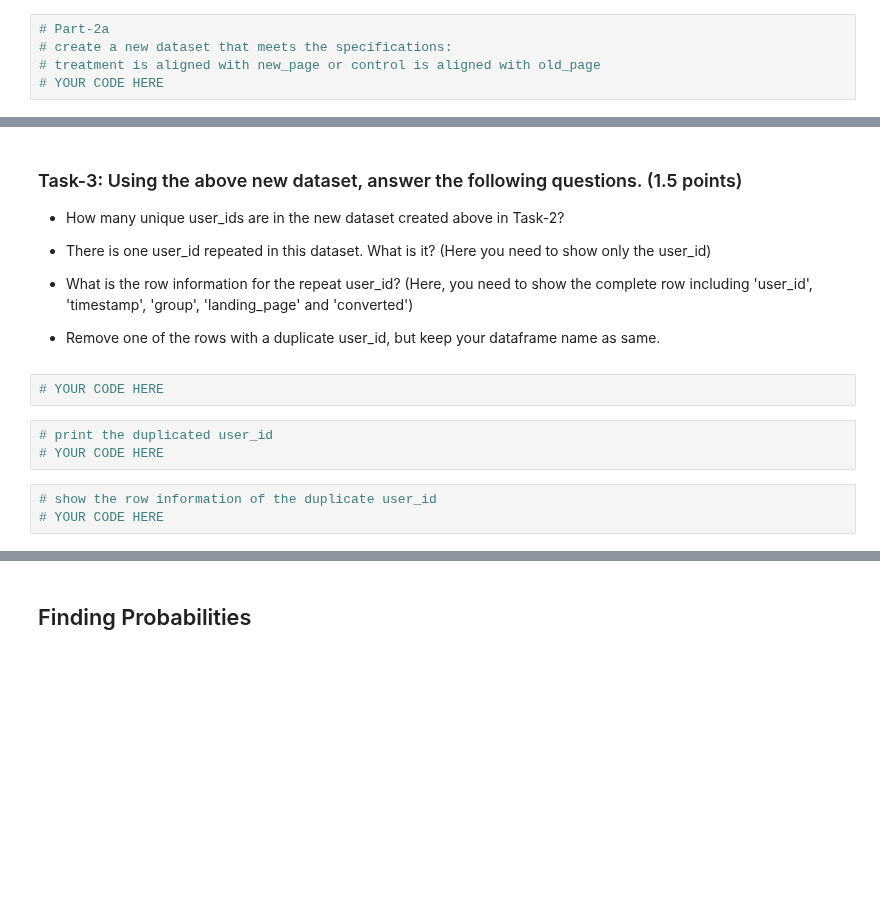
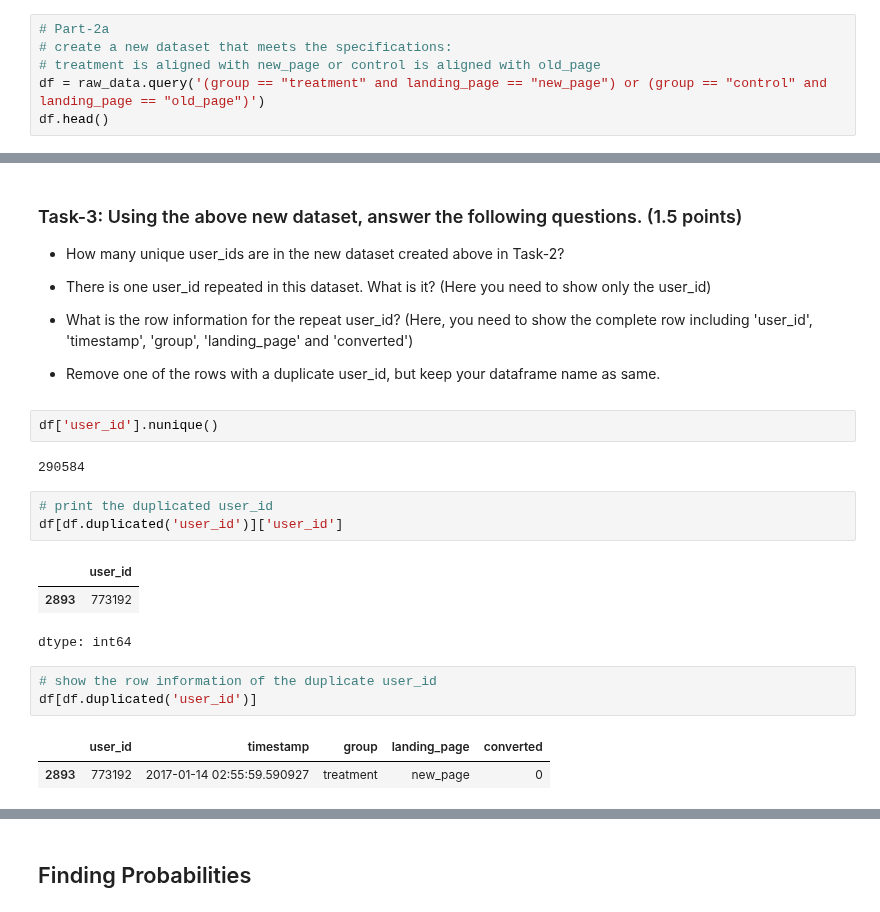
Before and after one commit to rajiv-ranjan/cds-mini-projects, a Jupyter notebook: M1_MP1_NB_Hypothesis_Testing.ipynb, the cells around one changed output, grey strips where cells are left out. Cells and saved outputs as stored; diff of their text form; blank space fills up the shorter version.

```diff
--- a/M1_MP1_NB_Hypothesis_Testing.ipynb
+++ b/M1_MP1_NB_Hypothesis_Testing.ipynb
@@ -164,4 +195,5 @@ For the rows where treatment is not aligned with new_page or control is not alig
 # Part-2a
 # create a new dataset that meets the specifications:
 # treatment is aligned with new_page or control is aligned with old_page
-# YOUR CODE HERE
+df = raw_data.query('(group == "treatment" and landing_page == "new_page") or (group == "control" and landing_page == "old_page")')
+df.head()
@@ -186,13 +243,22 @@ For the rows where treatment is not aligned with new_page or control is not alig
 * What is the row information for the repeat user_id? (Here, you need to show the complete row including 'user_id', 'timestamp', 'group', 'landing_page' and	'converted')
 
 * Remove one of the rows with a duplicate user_id, but keep your dataframe name as same.
-# %%
-# YOUR CODE HERE
+# %%
+df['user_id'].nunique()
+# %% [output]
+290584
 # %%
 # print the duplicated user_id
-# YOUR CODE HERE
+df[df.duplicated('user_id')]['user_id']
+# %% [output]
+|  | user_id |
+| 2893 | 773192 |
+dtype: int64
 # %%
 # show the row information of the duplicate user_id
-# YOUR CODE HERE
+df[df.duplicated('user_id')]
+# %% [output]
+|  | user_id | timestamp | group | landing_page | converted |
+| 2893 | 773192 | 2017-01-14 02:55:59.590927 | treatment | new_page | 0 |
 # %%
 # drop the duplicate user_id, keep your dataframe name as same.
```
Also changed, not shown: parts of 23 cells of this notebook.
